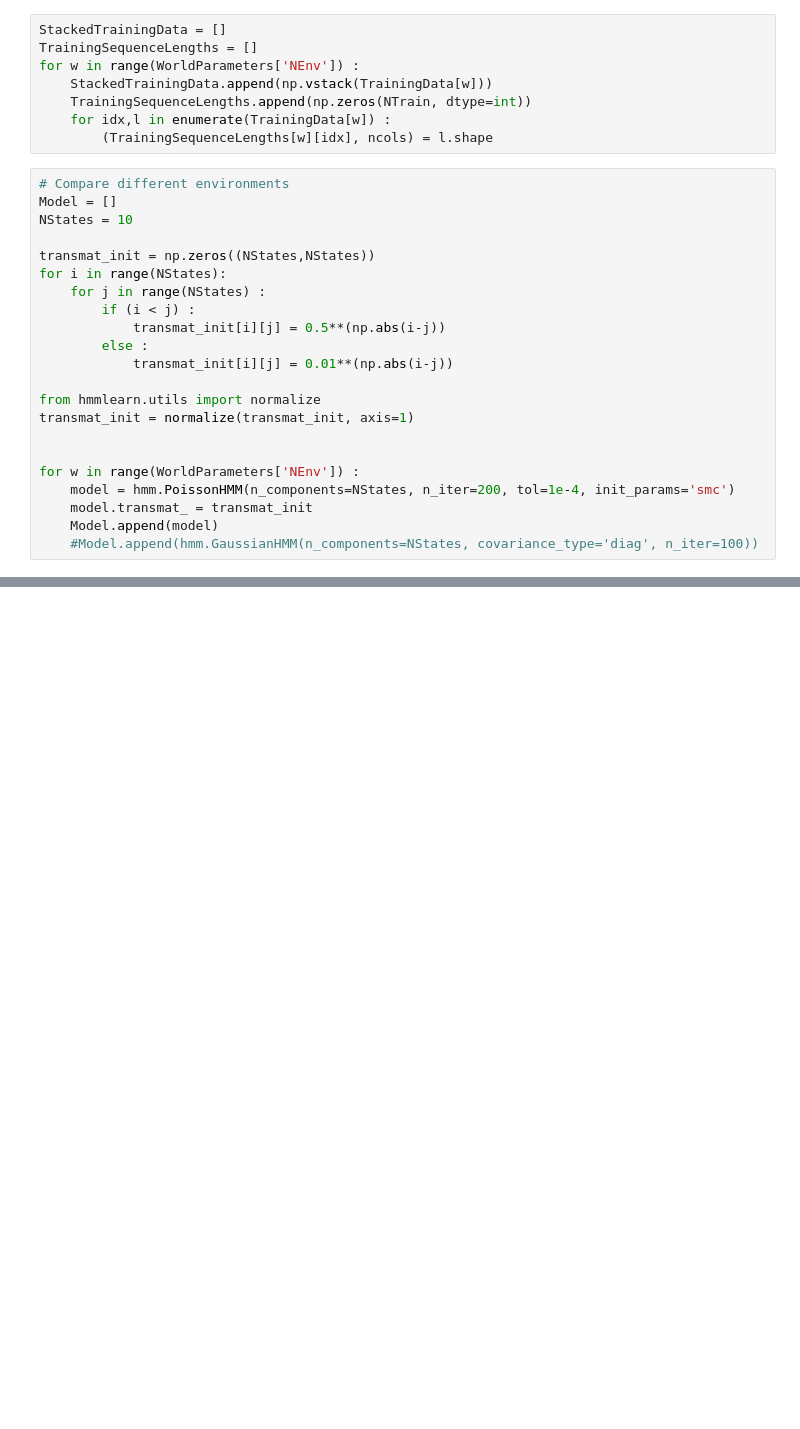
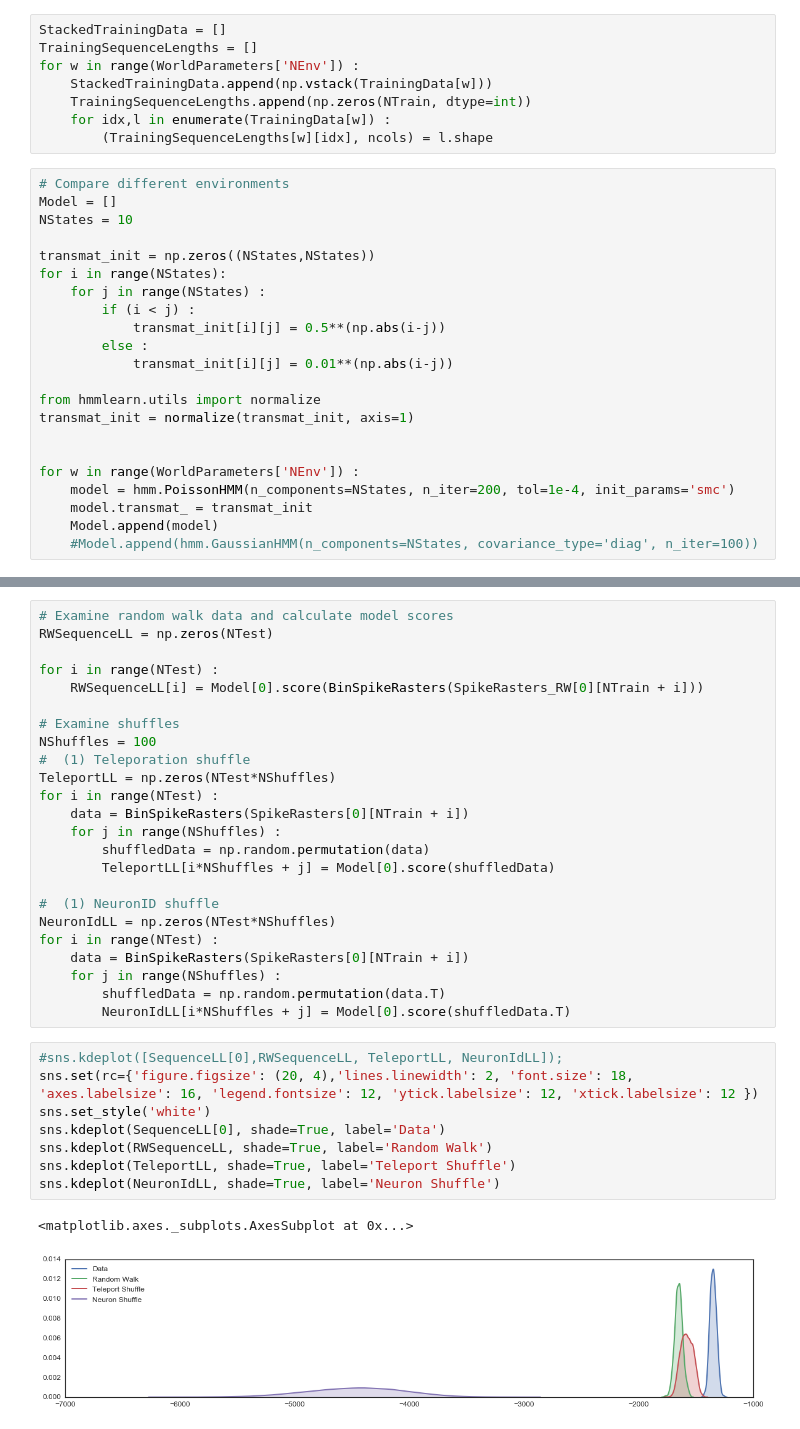
Before and after one commit to ckemere/SimulatedReplayStatistics, a Jupyter notebook: Figure 1 - Log-Likelihood Model Comparison.ipynb, the cells around one changed output, grey strips where cells are left out. Cells and saved outputs as stored; diff of their text form; blank space fills up the shorter version.

```diff
--- a/Figure 1 - Log-Likelihood Model Comparison.ipynb
+++ b/Figure 1 - Log-Likelihood Model Comparison.ipynb
@@ -136,0 +168,35 @@ plt.hist(SequenceLL,bins=50);
+# %%
+# Examine random walk data and calculate model scores
+RWSequenceLL = np.zeros(NTest)
+
+for i in range(NTest) :
+    RWSequenceLL[i] = Model[0].score(BinSpikeRasters(SpikeRasters_RW[0][NTrain + i]))
+
+# Examine shuffles
+NShuffles = 100
+#  (1) Teleporation shuffle
+TeleportLL = np.zeros(NTest*NShuffles)
+for i in range(NTest) :
+    data = BinSpikeRasters(SpikeRasters[0][NTrain + i])
+    for j in range(NShuffles) :
+        shuffledData = np.random.permutation(data)
+        TeleportLL[i*NShuffles + j] = Model[0].score(shuffledData)
+
+#  (1) NeuronID shuffle
+NeuronIdLL = np.zeros(NTest*NShuffles)
+for i in range(NTest) :
+    data = BinSpikeRasters(SpikeRasters[0][NTrain + i])
+    for j in range(NShuffles) :
+        shuffledData = np.random.permutation(data.T)
+        NeuronIdLL[i*NShuffles + j] = Model[0].score(shuffledData.T)
+# %%
+#sns.kdeplot([SequenceLL[0],RWSequenceLL, TeleportLL, NeuronIdLL]);
+sns.set(rc={'figure.figsize': (20, 4),'lines.linewidth': 2, 'font.size': 18, 'axes.labelsize': 16, 'legend.fontsize': 12, 'ytick.labelsize': 12, 'xtick.labelsize': 12 })
+sns.set_style('white')
+sns.kdeplot(SequenceLL[0], shade=True, label='Data')
+sns.kdeplot(RWSequenceLL, shade=True, label='Random Walk')
+sns.kdeplot(TeleportLL, shade=True, label='Teleport Shuffle')
+sns.kdeplot(NeuronIdLL, shade=True, label='Neuron Shuffle')
+# %% [output]
+<matplotlib.axes._subplots.AxesSubplot at 0x...>
+[figure, added]
```
Also changed, not shown: parts of 9 cells of this notebook, 2 other files.
